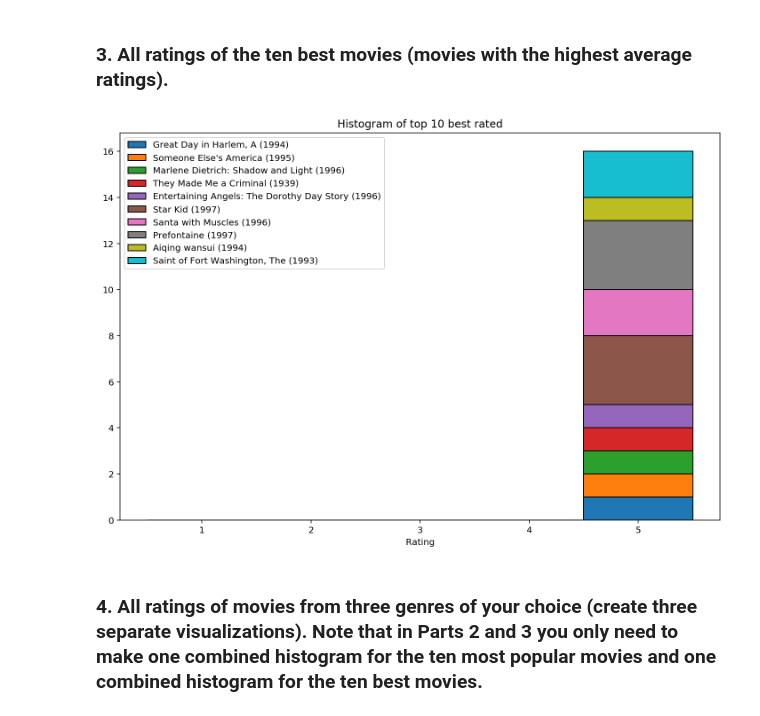
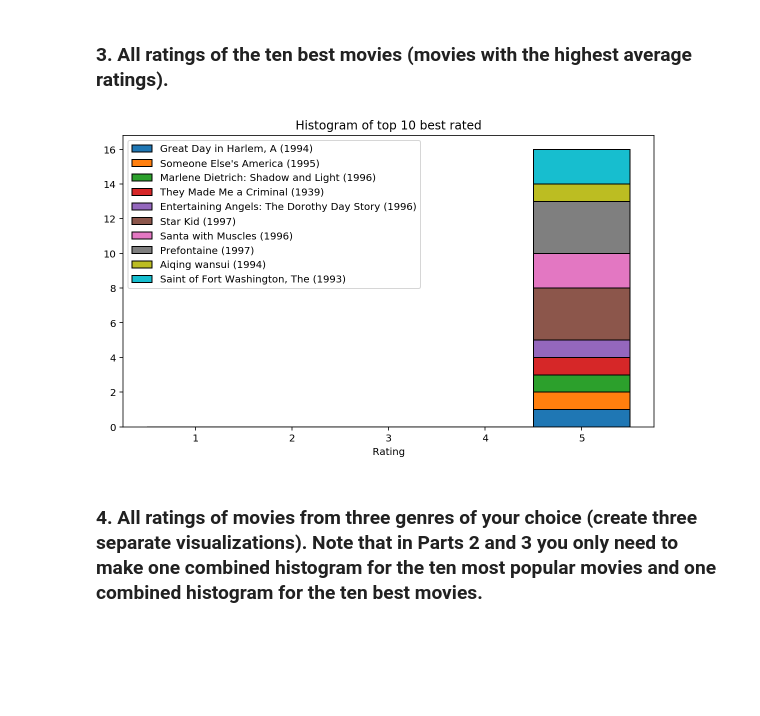
Before and after one commit to Lioscro/cs155-miniproject2, a Jupyter notebook: notebooks/4_basic_visualizations.ipynb, the cells around one changed output. Cells and saved outputs as stored; diff of their text form; code cells hidden in the pictures; blank space fills up the shorter version.

```diff
--- a/notebooks/4_basic_visualizations.ipynb
+++ b/notebooks/4_basic_visualizations.ipynb
@@ -64,0 +65,16 @@ plt.tight_layout()
+# %%
+fig, ax = plt.subplots(figsize=(8, 5))
+
+titles = []
+ratings = []
+for movie_id in popular:
+    title = df_movies[df_movies.movie_id == movie_id].title.values[0]
+    rating = df_data[df_data.movie_id == movie_id].rating.values
+    titles.append(title)
+    ratings.append(rating)
+
+ax.hist(ratings, stacked=False, bins=bins, edgecolor='black')
+ax.legend(titles)
+ax.set_xlabel('Rating')
+ax.set_title('Histogram of top 10 most popular movies')
+fig.tight_layout()
@@ -68,23 +86,23 @@ plt.tight_layout()
 # Get movie_id of movies with top 10 average ratings
 best = df_data[['movie_id', 'rating']].groupby('movie_id').mean().sort_values('rating', ascending=False)[:10].index.values
 # %%
-fig, ax = plt.subplots(figsize=(10, 7))
+fig, ax = plt.subplots(figsize=(8, 5))
 
 titles = []
 ratings = []
 for movie_id in best:
     title = df_movies[df_movies.movie_id == movie_id].title.values[0]
     rating = df_data[df_data.movie_id == movie_id].rating.values
     titles.append(title)
     ratings.append(rating)
 
 ax.hist(ratings, stacked=True, bins=bins, edgecolor='black')
 ax.legend(titles)
 ax.set_xlabel('Rating')
 ax.set_title('Histogram of top 10 best rated')
-plt.tight_layout()
+fig.tight_layout()
 # %% [output]
-[figure, old version]
+[figure, new version]
 # %% [markdown]
 ### 4. All ratings of movies from three genres of your choice (create three separate visualizations). Note that in Parts 2 and 3 you only need to make one combined histogram for the ten most popular movies and one combined histogram for the ten best movies.
 # %%
```
Also changed, not shown: parts of 4 cells of this notebook.
